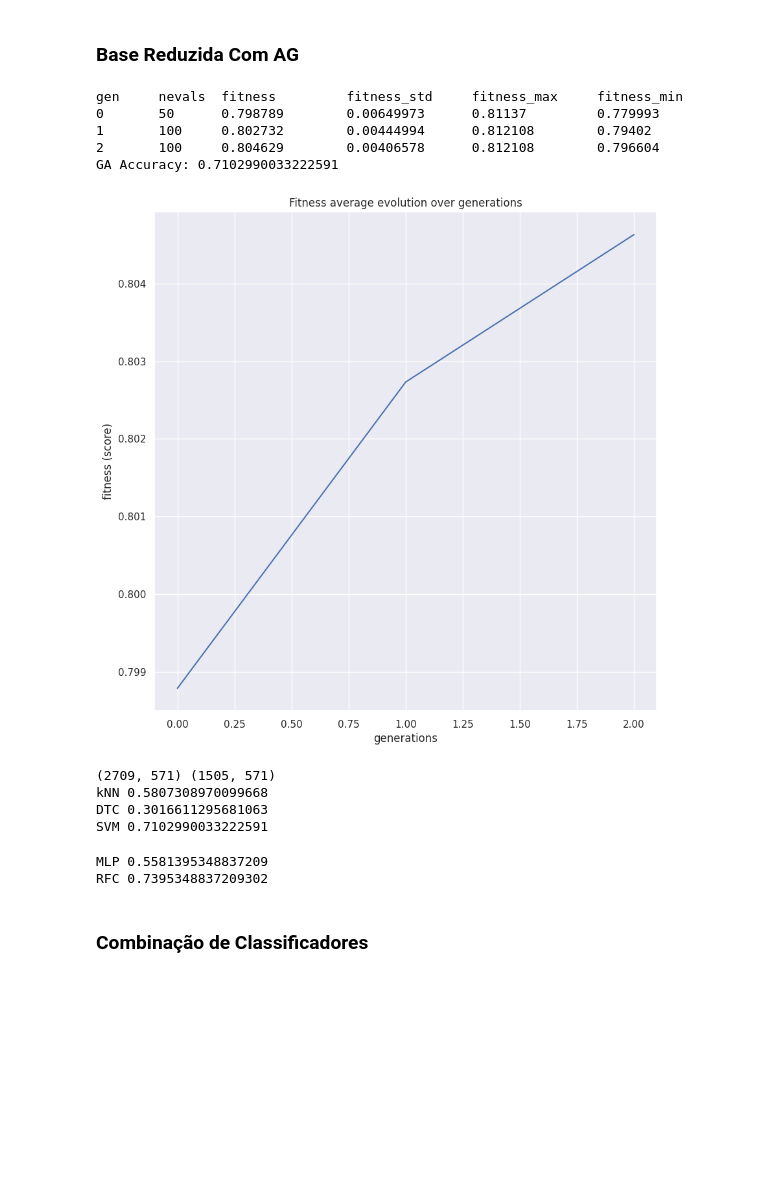
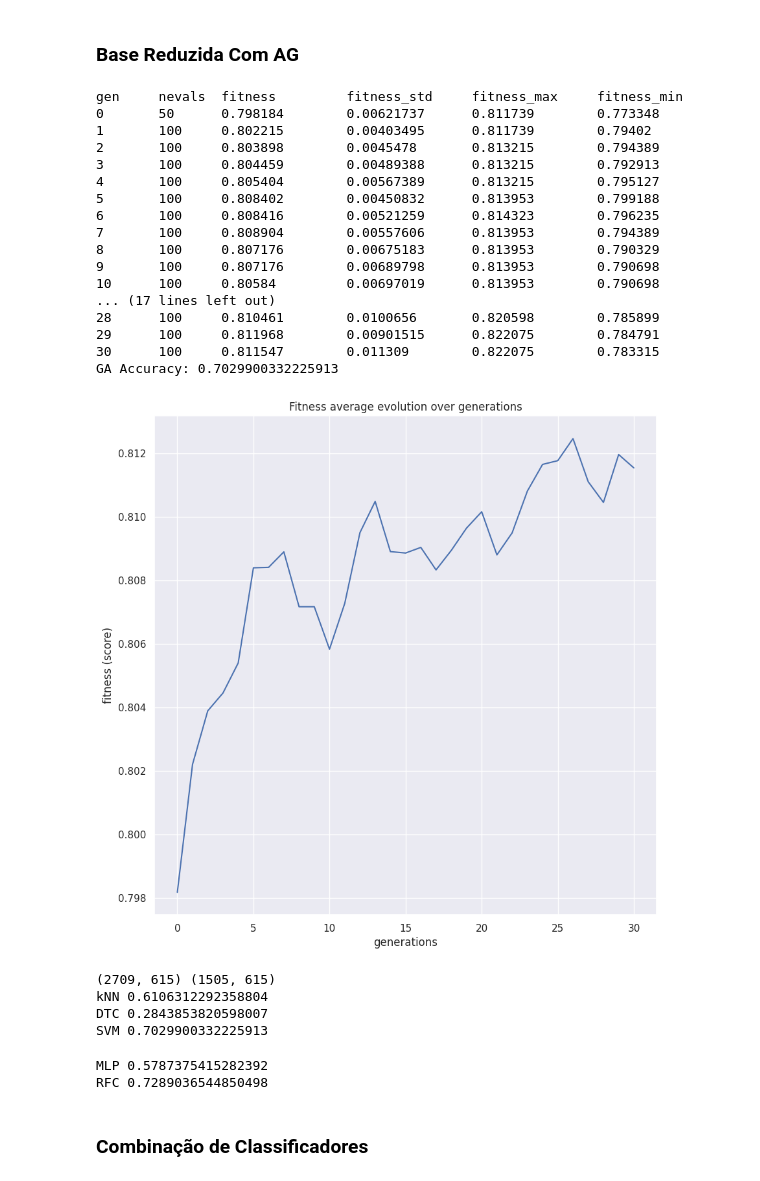
Before and after one commit to geazzy/inteligencia-computacional, a Jupyter notebook: pca-vs-ga/main.ipynb, the cells around one changed output. Drawn from its saved outputs; the diff is of its cells as text; code cells hidden in the pictures; blank space fills up the shorter version.

```diff
--- a/pca-vs-ga/main.ipynb
+++ b/pca-vs-ga/main.ipynb
@@ -146,35 +146,47 @@ RFC 0.6485049833887043
 # %%
 # clf = KNeighborsClassifier(n_neighbors=3, metric='euclidean')
 clf = SVC(probability=True, kernel='rbf')
 
 evolved_estimator = GAFeatureSelectionCV(
     estimator=clf,
     cv=3,
     scoring="accuracy",
     population_size=50,
-    generations=2,
+    generations=30,
     n_jobs=-1,
     keep_top_k=5,
     elitism=True,
 )
 
 evolved_estimator.fit(X_train, y_train)
 
 # Predict only with the subset of selected features
 y_predict_ga = evolved_estimator.predict(X_test)
 print('GA Accuracy:', accuracy_score(y_test, y_predict_ga))
 
 #plot
 plot_fitness_evolution(evolved_estimator)
 # plt.savefig("genetico.png")
 plt.show()
 # %% [output]
 gen     nevals  fitness         fitness_std     fitness_max     fitness_min
-0       50      0.798789        0.00649973      0.81137         0.779993
-1       100     0.802732        0.00444994      0.812108        0.79402
-2       100     0.804629        0.00406578      0.812108        0.796604
-GA Accuracy: 0.7102990033222591
+0       50      0.798184        0.00621737      0.811739        0.773348
+1       100     0.802215        0.00403495      0.811739        0.79402
+2       100     0.803898        0.0045478       0.813215        0.794389
+3       100     0.804459        0.00489388      0.813215        0.792913
+4       100     0.805404        0.00567389      0.813215        0.795127
+5       100     0.808402        0.00450832      0.813953        0.799188
+6       100     0.808416        0.00521259      0.814323        0.796235
+7       100     0.808904        0.00557606      0.813953        0.794389
+8       100     0.807176        0.00675183      0.813953        0.790329
+9       100     0.807176        0.00689798      0.813953        0.790698
+10      100     0.80584         0.00697019      0.813953        0.790698
+... (17 lines left out)
+28      100     0.810461        0.0100656       0.820598        0.785899
+29      100     0.811968        0.00901515      0.822075        0.784791
+30      100     0.811547        0.011309        0.822075        0.783315
+GA Accuracy: 0.7029900332225913
-[figure, old version]
+[figure, new version]
 # %%
 X_train_ga = evolved_estimator.transform(X_train)
 X_test_ga = evolved_estimator.transform(X_test)
@@ -182,12 +194,12 @@ print(X_train_ga.shape, X_test_ga.shape)
 
 test_classifiers(X_train_ga, X_test_ga, y_train, y_test)
 # %% [output]
-(2709, 571) (1505, 571)
-kNN 0.5807308970099668
-DTC 0.3016611295681063
-SVM 0.7102990033222591
+(2709, 615) (1505, 615)
+kNN 0.6106312292358804
+DTC 0.2843853820598007
+SVM 0.7029900332225913
-MLP 0.5581395348837209
-RFC 0.7395348837209302
+MLP 0.5787375415282392
+RFC 0.7289036544850498
 # %% [markdown]
 ### Combinação de Classificadores
 # %%
```
Also changed, not shown: parts of 3 cells of this notebook.
